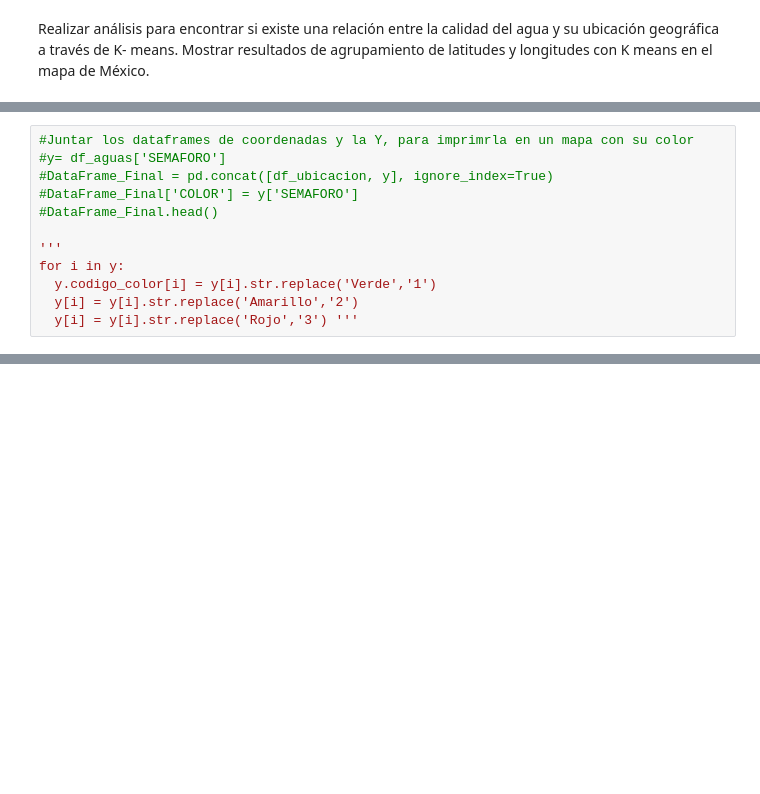
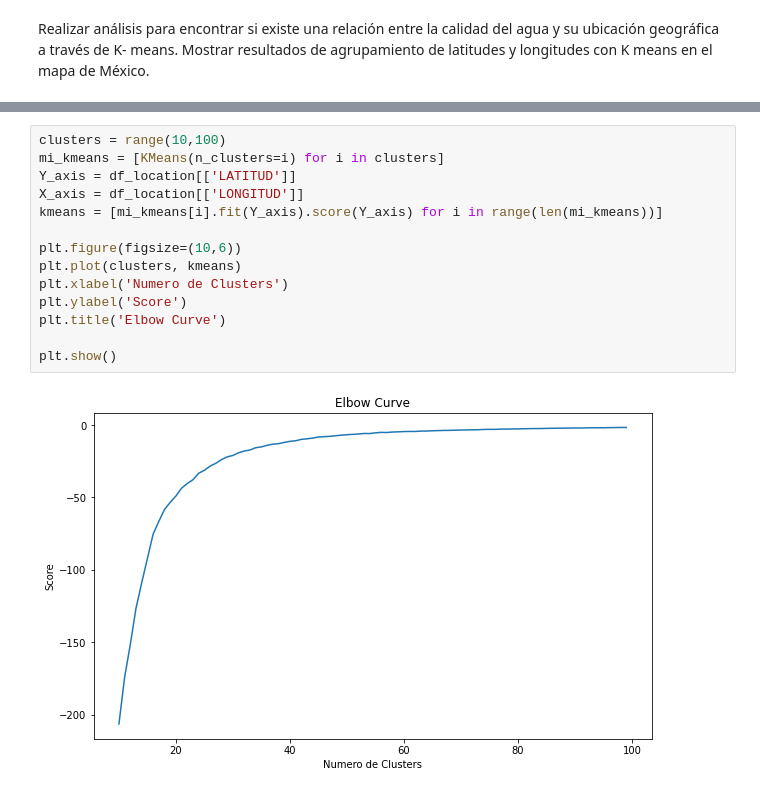
Before and after one commit to PosgradoMNA/actividades-de-aprendizaje-feracor, a Jupyter notebook: A01794022_Actividad_Reto_Entrega_1.ipynb, the cells around one changed output, grey strips where cells are left out. Saved outputs shown, nothing was run; the diff lists cells and outputs as text; blank space fills up the shorter version.

```diff
--- a/A01794022_Actividad_Reto_Entrega_1.ipynb
+++ b/A01794022_Actividad_Reto_Entrega_1.ipynb
@@ -776,12 +419,0 @@ map
-# %%
-#Juntar los dataframes de coordenadas y la Y, para imprimrla en un mapa con su color
-#y= df_aguas['SEMAFORO']
-#DataFrame_Final = pd.concat([df_ubicacion, y], ignore_index=True)
-#DataFrame_Final['COLOR'] = y['SEMAFORO']
-#DataFrame_Final.head()
-
-'''
-for i in y:
-  y.codigo_color[i] = y[i].str.replace('Verde','1')
-  y[i] = y[i].str.replace('Amarillo','2')
-  y[i] = y[i].str.replace('Rojo','3') '''
@@ -789,0 +446,16 @@ for i in y:
+# %%
+clusters = range(10,100)
+mi_kmeans = [KMeans(n_clusters=i) for i in clusters]
+Y_axis = df_location[['LATITUD']]
+X_axis = df_location[['LONGITUD']]
+kmeans = [mi_kmeans[i].fit(Y_axis).score(Y_axis) for i in range(len(mi_kmeans))]
+
+plt.figure(figsize=(10,6))
+plt.plot(clusters, kmeans)
+plt.xlabel('Numero de Clusters')
+plt.ylabel('Score')
+plt.title('Elbow Curve')
+
+plt.show()
+# %% [output]
+[figure, added]
```
Also changed, not shown: parts of 52 cells of this notebook.
